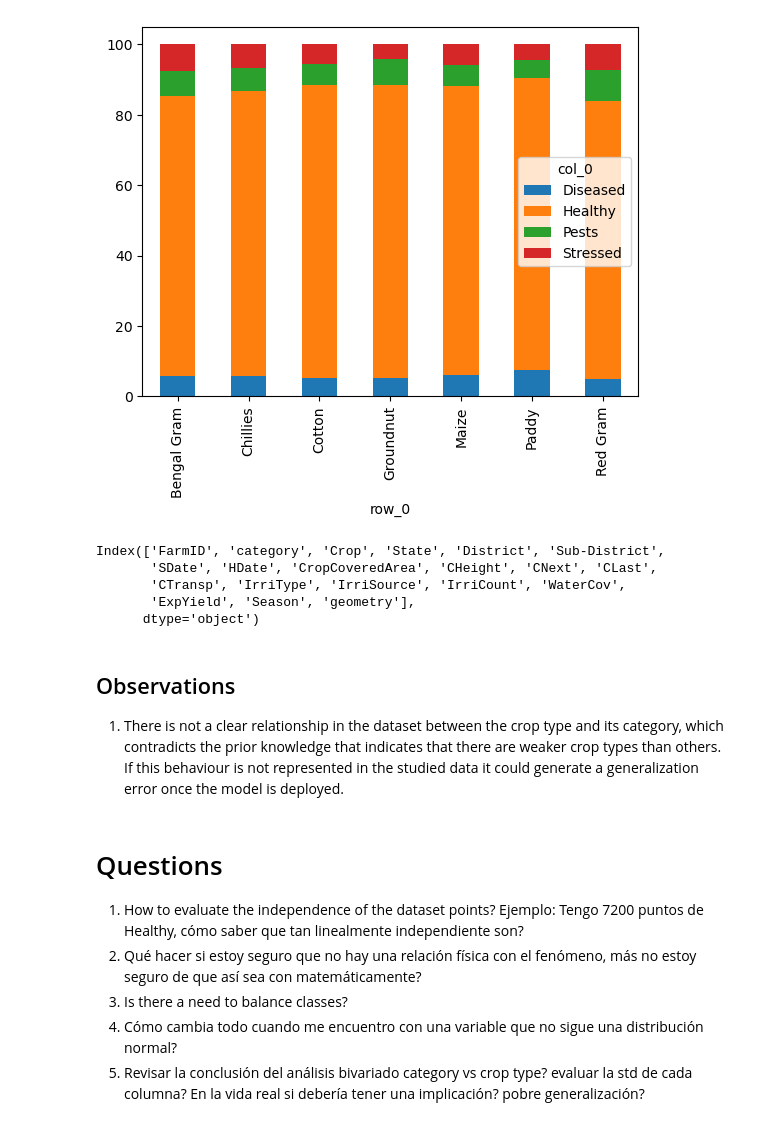
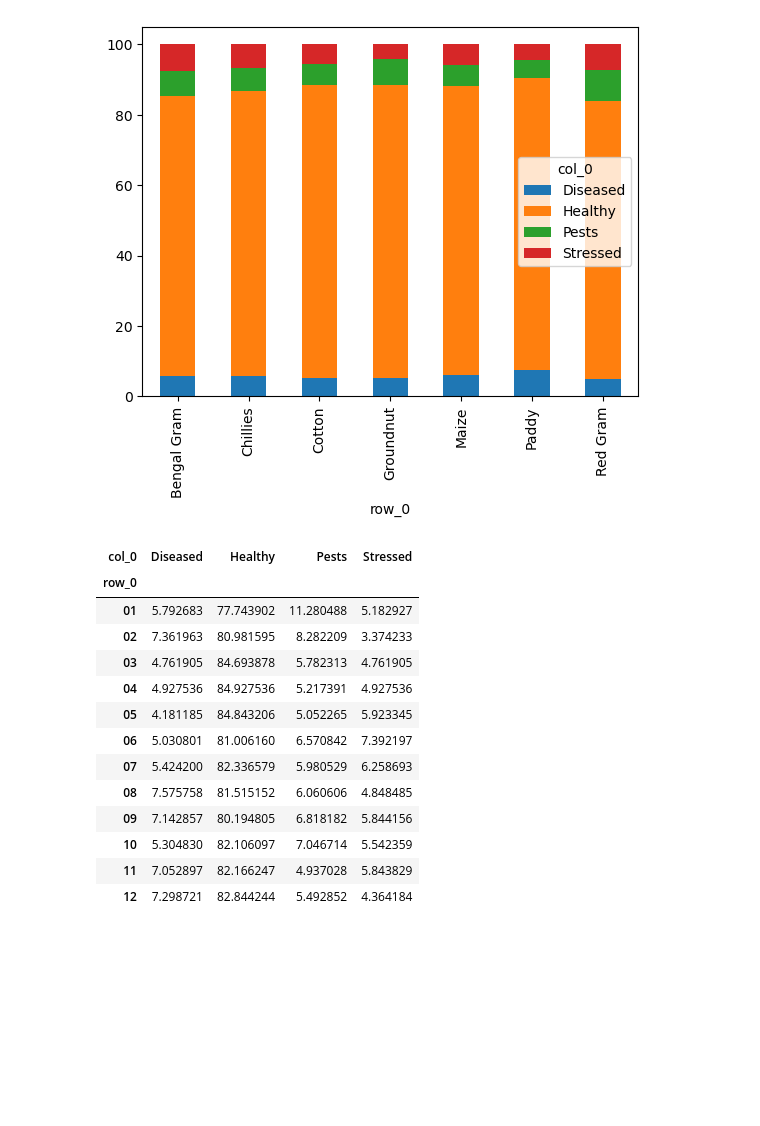
Before and after one commit to juandazapatac/telangana_classification_challenge, a Jupyter notebook: notebooks/exploratory_analysis.ipynb, the cells around one changed output. Cells and saved outputs as stored; diff of their text form; code cells hidden in the pictures; blank space fills up the shorter version.

```diff
--- a/notebooks/exploratory_analysis.ipynb
+++ b/notebooks/exploratory_analysis.ipynb
@@ -354,22 +361,21 @@ contingency_table
 contingency_table.plot(kind="bar",stacked=True);
 # %% [output]
 [figure]
-# %%
-df.columns
-# %% [output]
-Index(['FarmID', 'category', 'Crop', 'State', 'District', 'Sub-District',
-       'SDate', 'HDate', 'CropCoveredArea', 'CHeight', 'CNext', 'CLast',
-       'CTransp', 'IrriType', 'IrriSource', 'IrriCount', 'WaterCov',
-       'ExpYield', 'Season', 'geometry'],
-      dtype='object')
-# %% [markdown]
-## Observations
-1. There is not a clear relationship in the dataset between the crop type and its category, which contradicts the prior knowledge that indicates that there are weaker crop types than others. If this behaviour is not represented in the studied data it could generate a generalization error once the model is deployed.
-# %% [markdown]
-# Questions
-1. How to evaluate the independence of the dataset points? Ejemplo: Tengo 7200 puntos de Healthy, cómo saber que tan linealmente independiente son?
-2. Qué hacer si estoy seguro que no hay una relación física con el fenómeno, más no estoy seguro de que así sea con matemáticamente?
-3. Is there a need to balance classes?
-4. Cómo cambia todo cuando me encuentro con una variable que no sigue una distribución normal?
-5. Revisar la conclusión del análisis bivariado category vs crop type? evaluar la std de cada columna?
-En la vida real si debería tener una implicación? pobre generalización?
+# %%
+# Category vs Sown Month
+pd.crosstab(smonth.values,df.category.values,normalize="index")*100
+# %% [output]
+| col_0 | Diseased | Healthy | Pests | Stressed |
+| row_0 |  |  |  |  |
+| 01 | 5.792683 | 77.743902 | 11.280488 | 5.182927 |
+| 02 | 7.361963 | 80.981595 | 8.282209 | 3.374233 |
+| 03 | 4.761905 | 84.693878 | 5.782313 | 4.761905 |
+| 04 | 4.927536 | 84.927536 | 5.217391 | 4.927536 |
+| 05 | 4.181185 | 84.843206 | 5.052265 | 5.923345 |
+| 06 | 5.030801 | 81.006160 | 6.570842 | 7.392197 |
+| 07 | 5.424200 | 82.336579 | 5.980529 | 6.258693 |
+| 08 | 7.575758 | 81.515152 | 6.060606 | 4.848485 |
+| 09 | 7.142857 | 80.194805 | 6.818182 | 5.844156 |
+| 10 | 5.304830 | 82.106097 | 7.046714 | 5.542359 |
+| 11 | 7.052897 | 82.166247 | 4.937028 | 5.843829 |
+| 12 | 7.298721 | 82.844244 | 5.492852 | 4.364184 |
```
Also changed, not shown: parts of 13 cells of this notebook, 3 other files.
